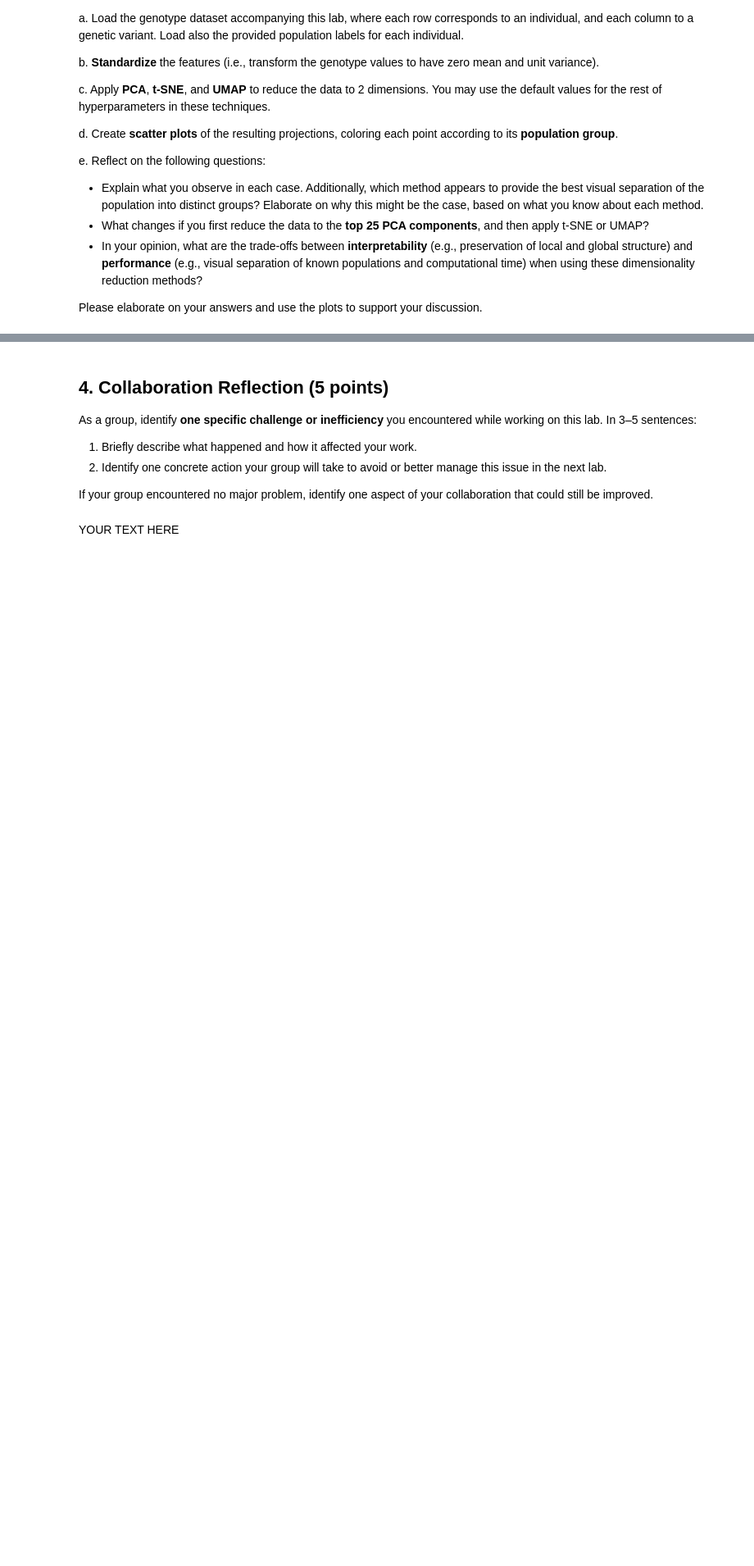
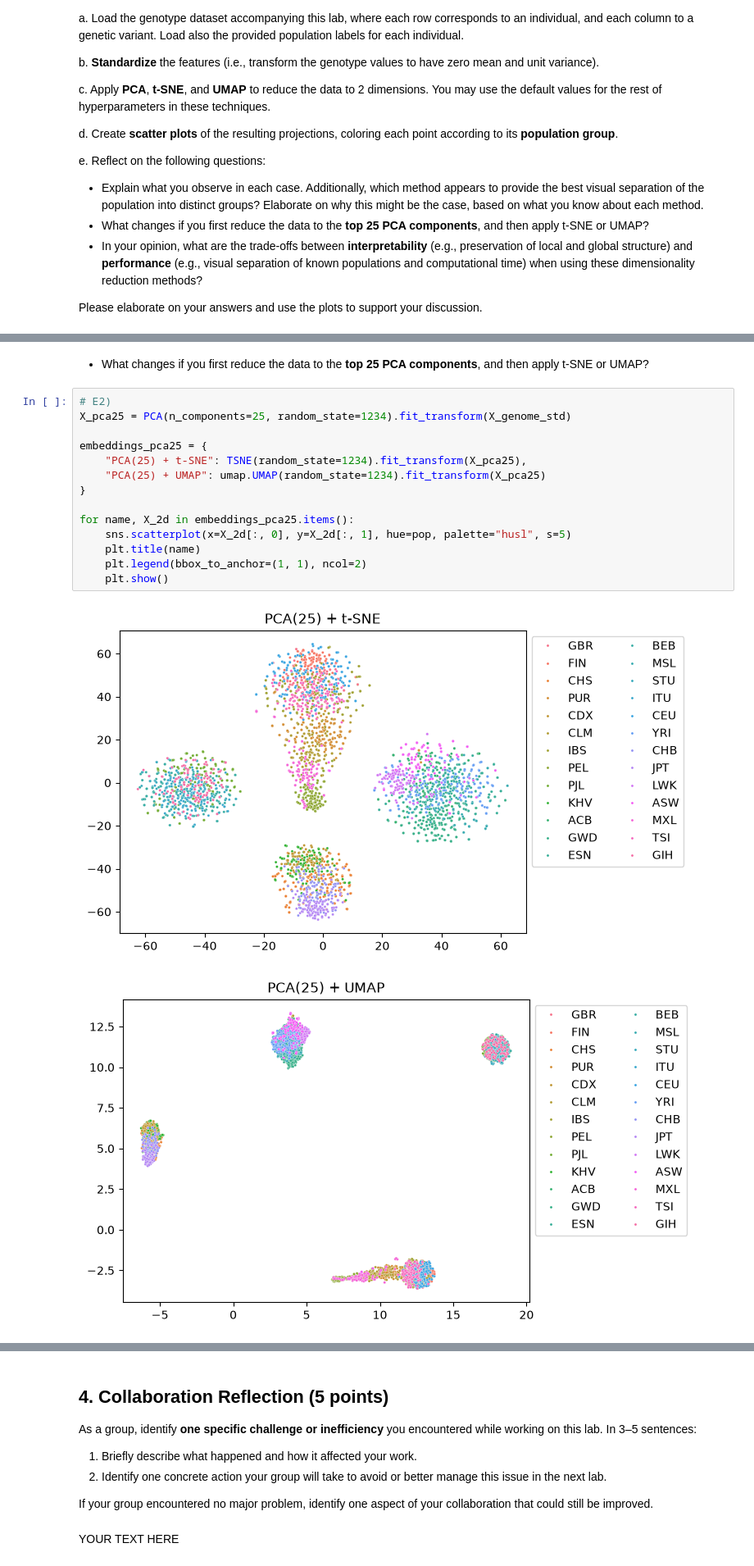
Before and after one commit to fortunecookie040/DS_4021_Labs, a Jupyter notebook: 03_Lab/03-tsne-and-umap.ipynb, the cells around one changed output, grey strips where cells are left out. Shown at 82% size. Drawn from its saved outputs; the diff is of its cells as text; blank space fills up the shorter version.

```diff
--- a/03_Lab/03-tsne-and-umap.ipynb
+++ b/03_Lab/03-tsne-and-umap.ipynb
@@ -227,0 +282,19 @@ Please elaborate on your answers and use the plots to support your discussion.
+# %% [markdown]
+- What changes if you first reduce the data to the **top 25 PCA components**, and then apply t-SNE or UMAP?
+# %%
+# E2)
+X_pca25 = PCA(n_components=25, random_state=1234).fit_transform(X_genome_std)
+
+embeddings_pca25 = {
+    "PCA(25) + t-SNE": TSNE(random_state=1234).fit_transform(X_pca25),
+    "PCA(25) + UMAP": umap.UMAP(random_state=1234).fit_transform(X_pca25)
+}
+
+for name, X_2d in embeddings_pca25.items():
+    sns.scatterplot(x=X_2d[:, 0], y=X_2d[:, 1], hue=pop, palette="husl", s=5)
+    plt.title(name)
+    plt.legend(bbox_to_anchor=(1, 1), ncol=2)
+    plt.show()
+# %% [output]
+[figure, added]
+[figure, added]
```
Also changed, not shown: parts of 17 cells of this notebook, 1 other file.
